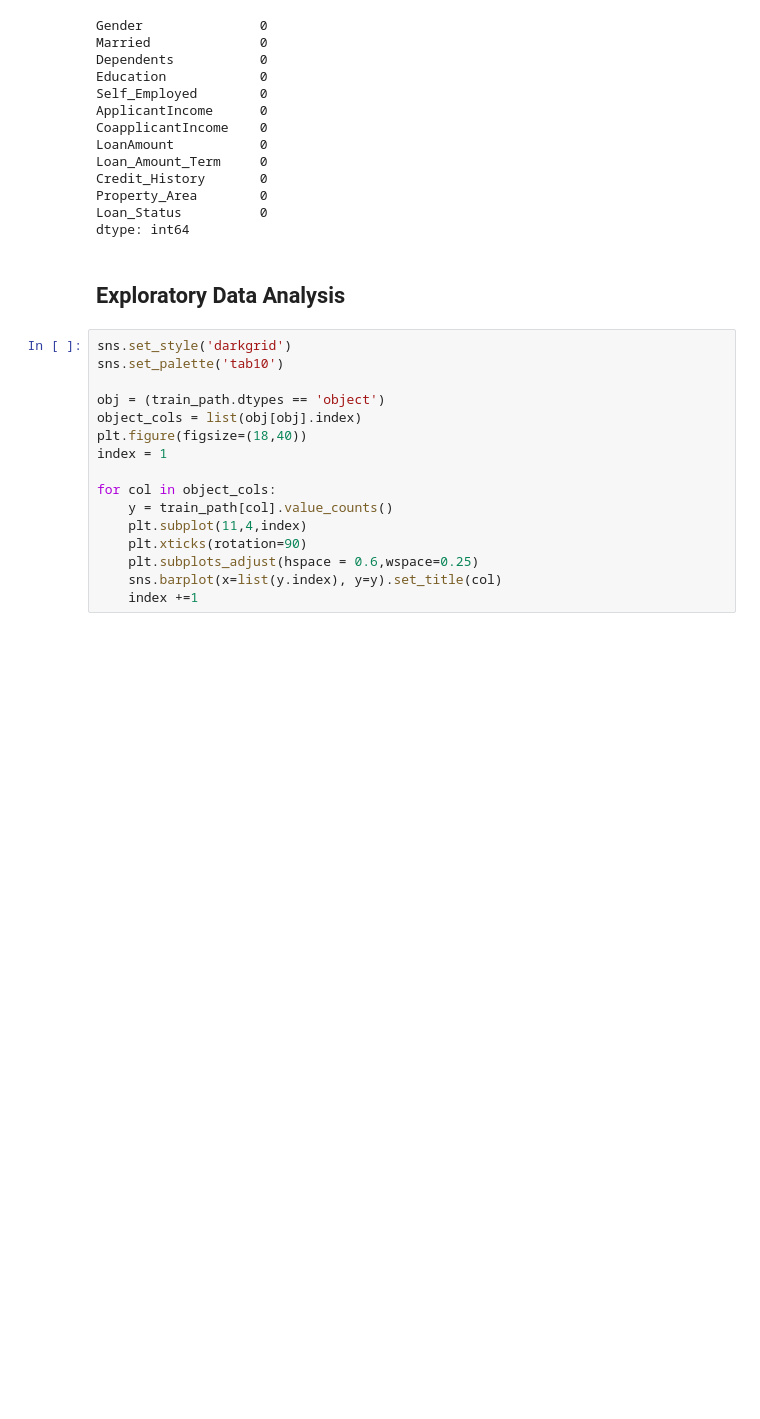
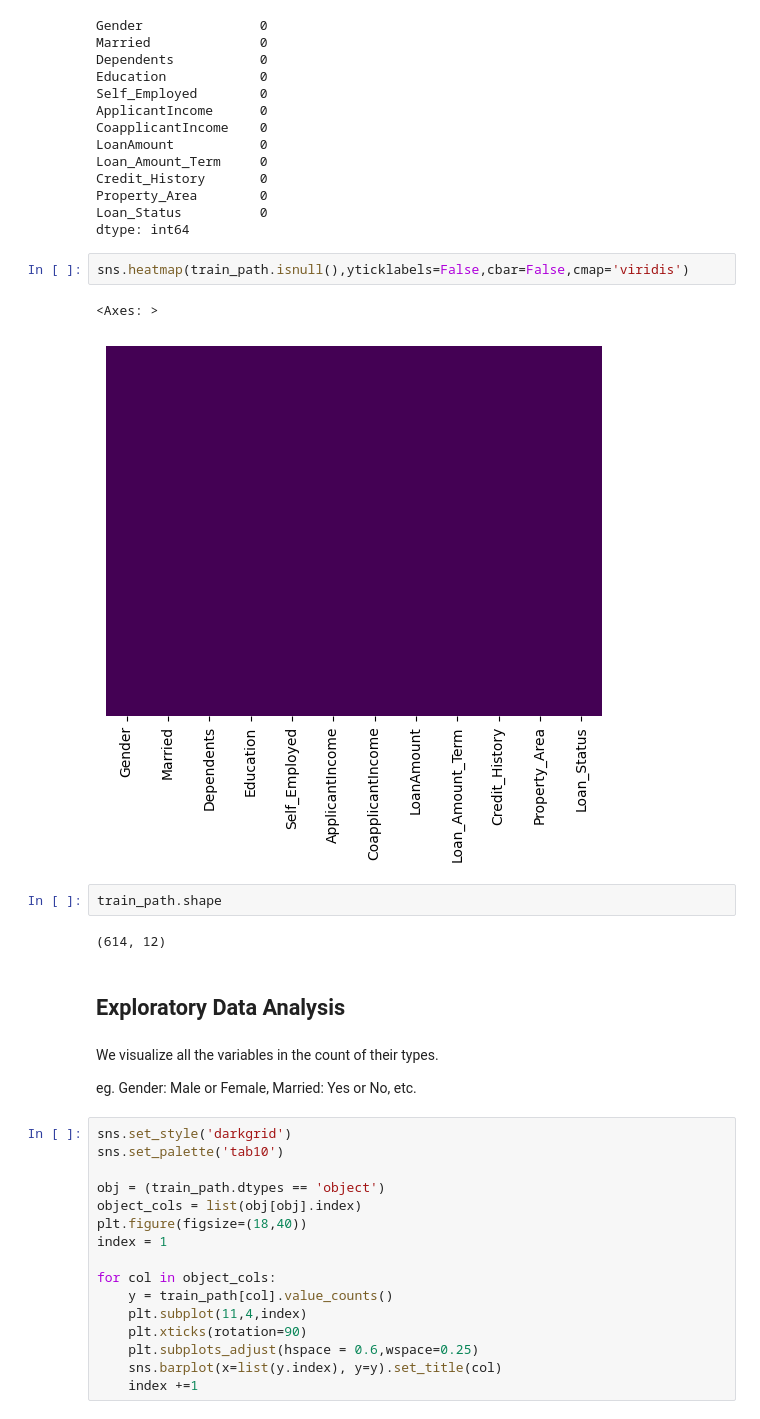
Before and after one commit to keithkamson/loan-prediction-ML, a Jupyter notebook: loan-prediction-ml.ipynb, the cells around one changed output. Drawn from its saved outputs; the diff is of its cells as text; blank space fills up the shorter version.

```diff
--- a/loan-prediction-ml.ipynb
+++ b/loan-prediction-ml.ipynb
@@ -164,8 +200,21 @@ Credit_History       0
 Property_Area        0
 Loan_Status          0
 dtype: int64
+# %%
+sns.heatmap(train_path.isnull(),yticklabels=False,cbar=False,cmap='viridis')
+# %% [output]
+<Axes: >
+[figure, added]
+# %%
+train_path.shape
+# %% [output]
+(614, 12)
 # %% [markdown]
 ## Exploratory Data Analysis
+# %% [markdown]
+We visualize all the variables in the count of their types.
+
+eg. Gender: Male or Female, Married: Yes or No, etc.
 # %%
 sns.set_style('darkgrid')
 sns.set_palette('tab10')
```
Also changed, not shown: parts of 37 cells of this notebook.
